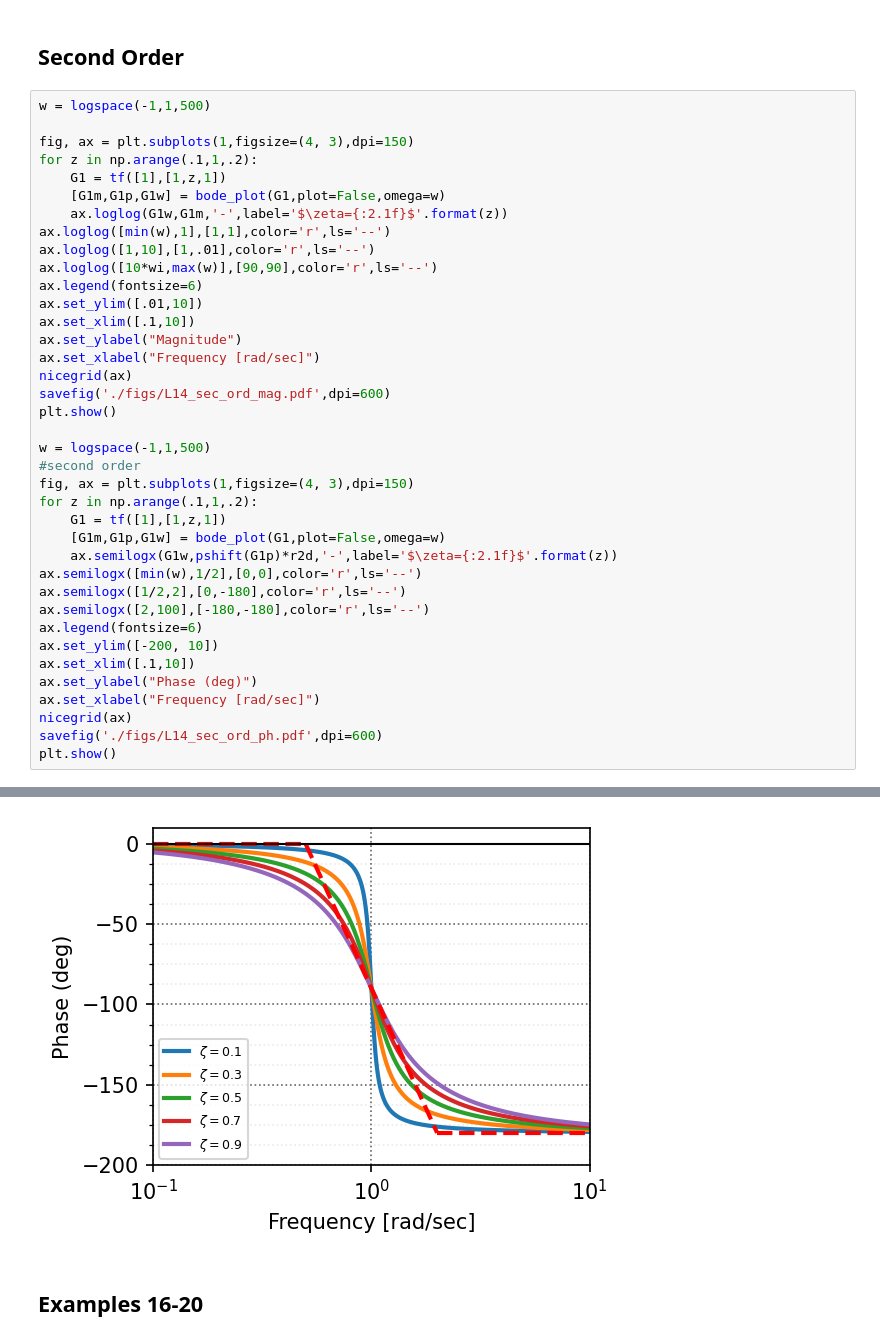
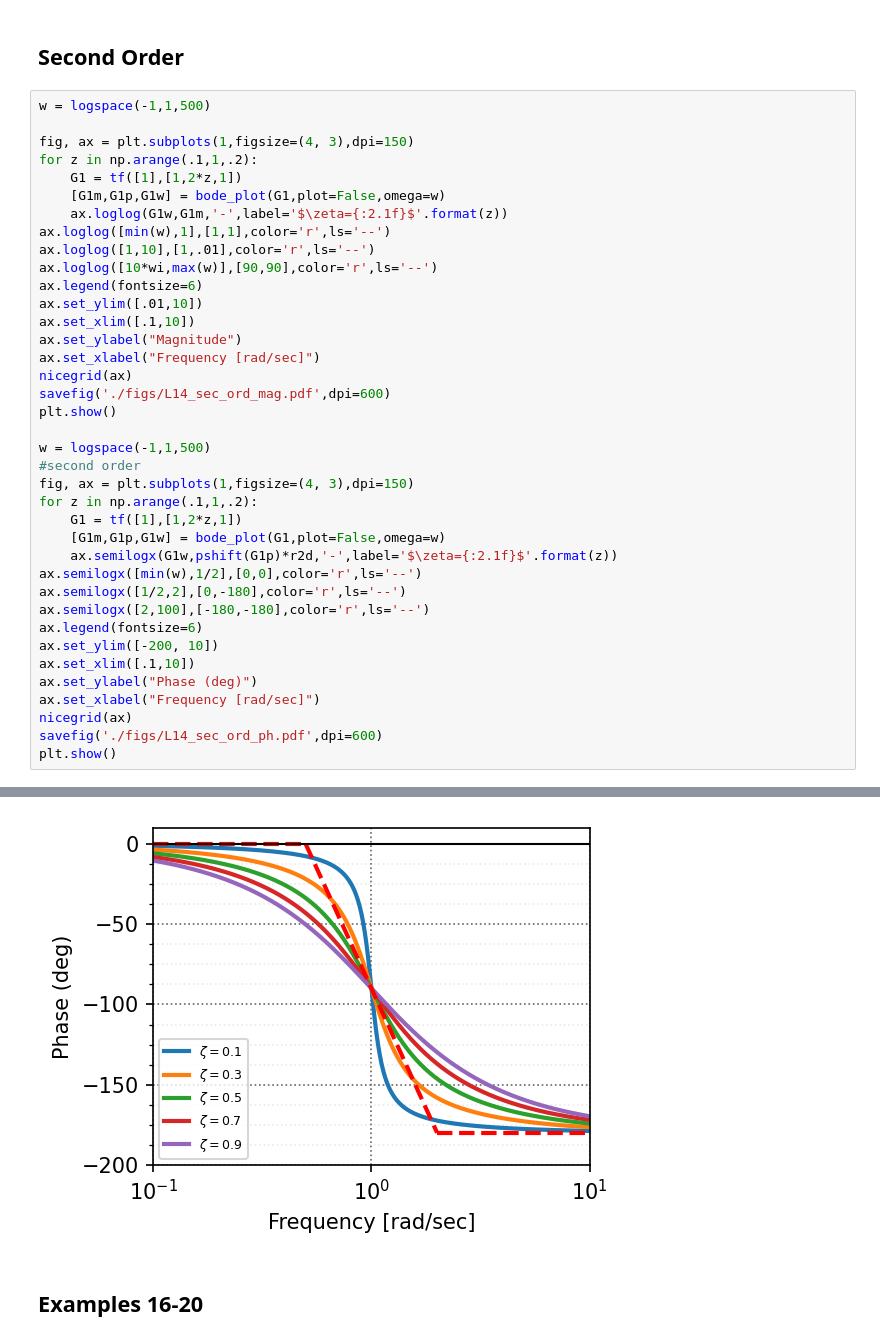
Before and after one commit to mit-acl/16_06_Class, a Jupyter notebook: 16_06_T16_Bode_asymp.ipynb, the cells around one changed output, grey strips where cells are left out. Saved outputs shown, nothing was run; the diff lists cells and outputs as text.

```diff
--- a/16_06_T16_Bode_asymp.ipynb
+++ b/16_06_T16_Bode_asymp.ipynb
@@ -234,7 +234,7 @@ w = logspace(-1,1,500)
 
 fig, ax = plt.subplots(1,figsize=(4, 3),dpi=150)
 for z in np.arange(.1,1,.2):
-    G1 = tf([1],[1,z,1])
+    G1 = tf([1],[1,2*z,1])
     [G1m,G1p,G1w] = bode_plot(G1,plot=False,omega=w)
     ax.loglog(G1w,G1m,'-',label='$\zeta={:2.1f}$'.format(z))
 ax.loglog([min(w),1],[1,1],color='r',ls='--')
@@ -253,7 +253,7 @@ w = logspace(-1,1,500)
 #second order
 fig, ax = plt.subplots(1,figsize=(4, 3),dpi=150)
 for z in np.arange(.1,1,.2):
-    G1 = tf([1],[1,z,1])
+    G1 = tf([1],[1,2*z,1])
     [G1m,G1p,G1w] = bode_plot(G1,plot=False,omega=w)
     ax.semilogx(G1w,pshift(G1p)*r2d,'-',label='$\zeta={:2.1f}$'.format(z))
 ax.semilogx([min(w),1/2],[0,0],color='r',ls='--')
@@ -272,4 +272,4 @@ plt.show()
-[figure, old version]
+[figure, new version]
 # %% [markdown]
 ## Examples 16-20
 # %%
```
Also changed, not shown: parts of 1 cell of this notebook.
